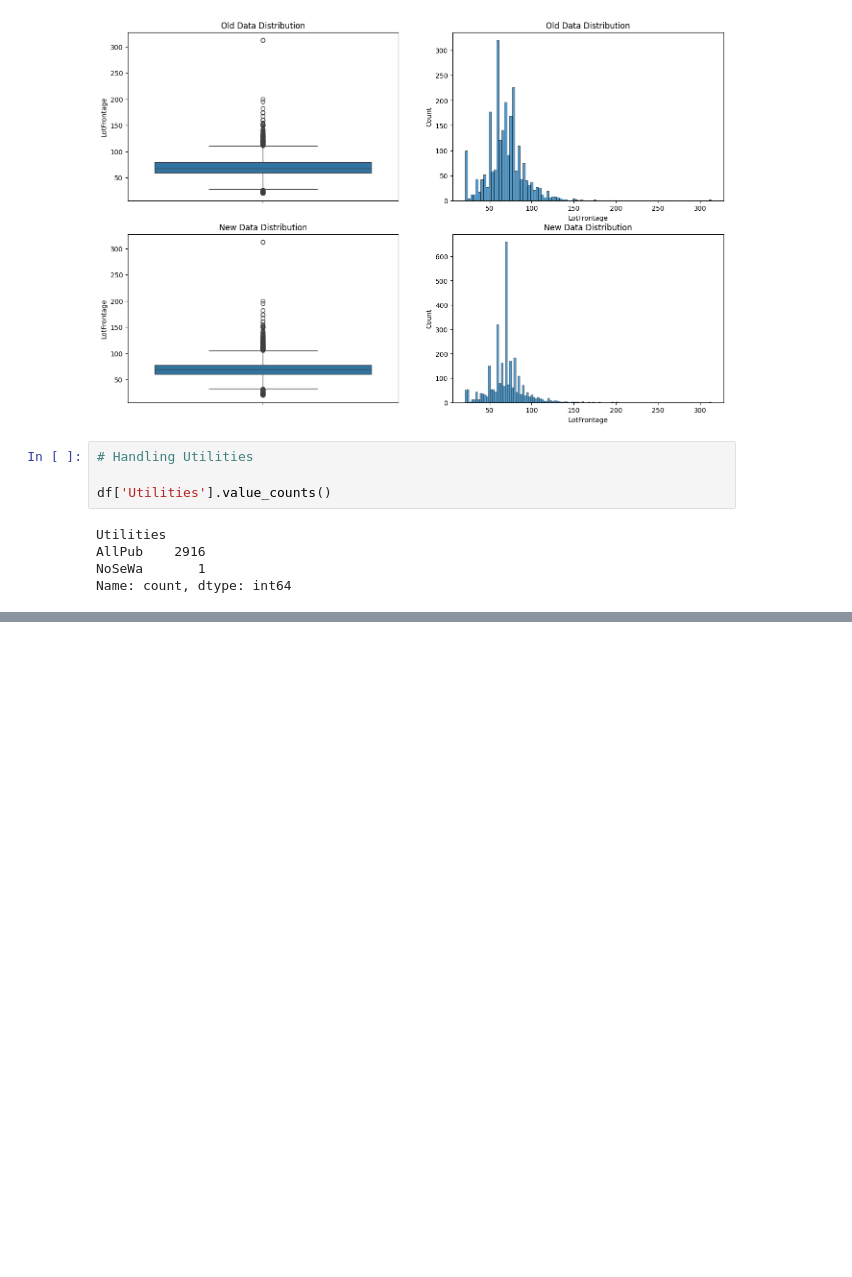
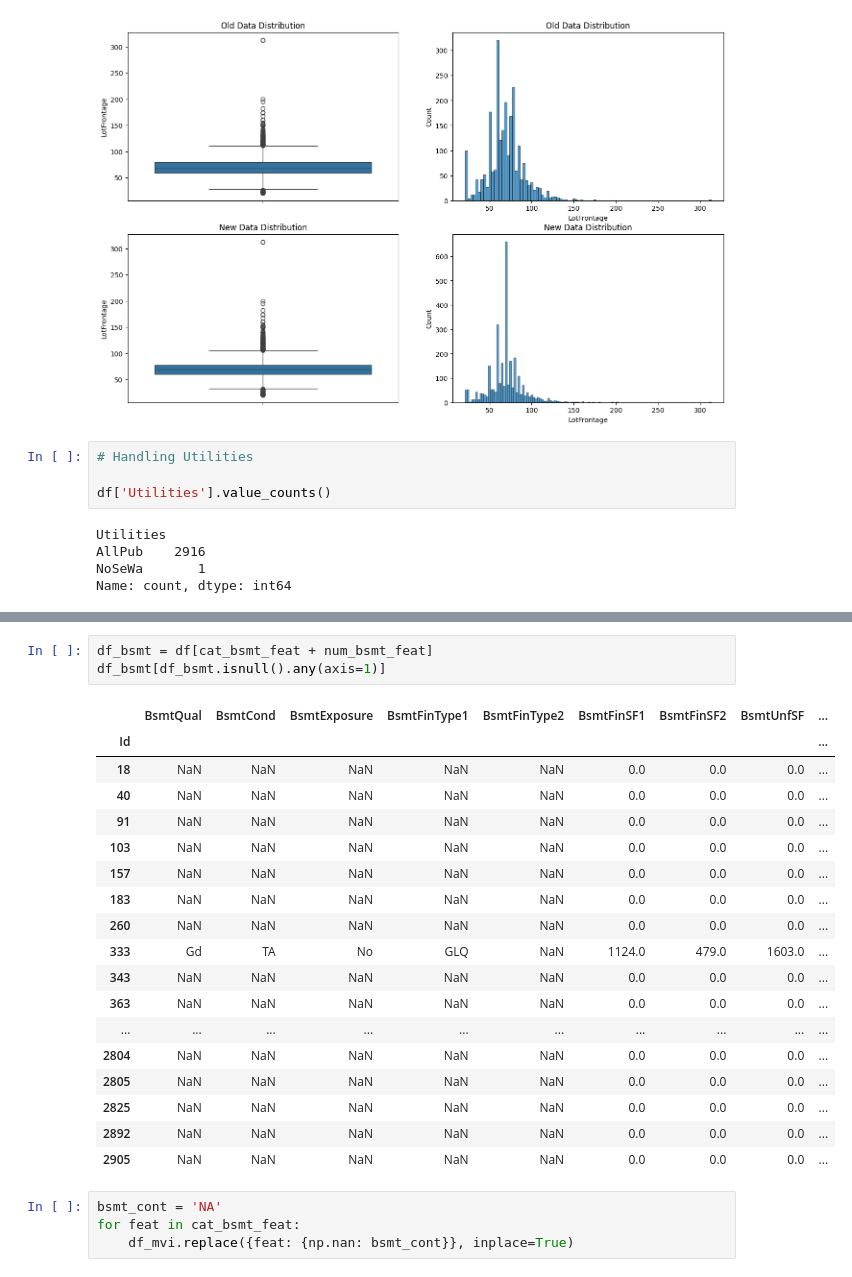
Before and after one commit to S-anuu/House_price_prediction_model, a Jupyter notebook: model.ipynb, the cells around one changed output, grey strips where cells are left out. Drawn from its saved outputs; the diff is of its cells as text; blank space fills up the shorter version.

```diff
--- a/model.ipynb
+++ b/model.ipynb
@@ -476,0 +569,26 @@ Name: count, dtype: int64
+# %%
+df_bsmt = df[cat_bsmt_feat + num_bsmt_feat]
+df_bsmt[df_bsmt.isnull().any(axis=1)]
+# %% [output]
+|  | BsmtQual | BsmtCond | BsmtExposure | BsmtFinType1 | BsmtFinType2 | BsmtFinSF1 | BsmtFinSF2 | BsmtUnfSF | ... |
+| Id |  |  |  |  |  |  |  |  | ... |
+| 18 | NaN | NaN | NaN | NaN | NaN | 0.0 | 0.0 | 0.0 | ... |
+| 40 | NaN | NaN | NaN | NaN | NaN | 0.0 | 0.0 | 0.0 | ... |
+| 91 | NaN | NaN | NaN | NaN | NaN | 0.0 | 0.0 | 0.0 | ... |
+| 103 | NaN | NaN | NaN | NaN | NaN | 0.0 | 0.0 | 0.0 | ... |
+| 157 | NaN | NaN | NaN | NaN | NaN | 0.0 | 0.0 | 0.0 | ... |
+| 183 | NaN | NaN | NaN | NaN | NaN | 0.0 | 0.0 | 0.0 | ... |
+| 260 | NaN | NaN | NaN | NaN | NaN | 0.0 | 0.0 | 0.0 | ... |
+| 333 | Gd | TA | No | GLQ | NaN | 1124.0 | 479.0 | 1603.0 | ... |
+| 343 | NaN | NaN | NaN | NaN | NaN | 0.0 | 0.0 | 0.0 | ... |
+| 363 | NaN | NaN | NaN | NaN | NaN | 0.0 | 0.0 | 0.0 | ... |
+| ... | ... | ... | ... | ... | ... | ... | ... | ... | ... |
+| 2804 | NaN | NaN | NaN | NaN | NaN | 0.0 | 0.0 | 0.0 | ... |
+| 2805 | NaN | NaN | NaN | NaN | NaN | 0.0 | 0.0 | 0.0 | ... |
+| 2825 | NaN | NaN | NaN | NaN | NaN | 0.0 | 0.0 | 0.0 | ... |
+| 2892 | NaN | NaN | NaN | NaN | NaN | 0.0 | 0.0 | 0.0 | ... |
+| 2905 | NaN | NaN | NaN | NaN | NaN | 0.0 | 0.0 | 0.0 | ... |
+# %%
+bsmt_cont = 'NA'
+for feat in cat_bsmt_feat:
+    df_mvi.replace({feat: {np.nan: bsmt_cont}}, inplace=True)
```
Also changed, not shown: parts of 46 cells of this notebook.
